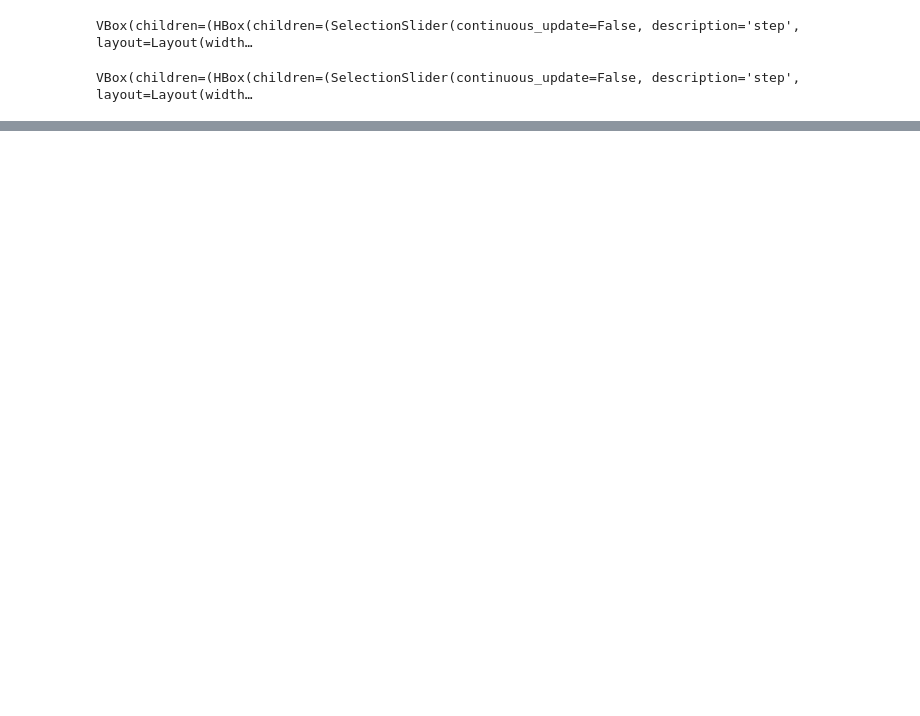
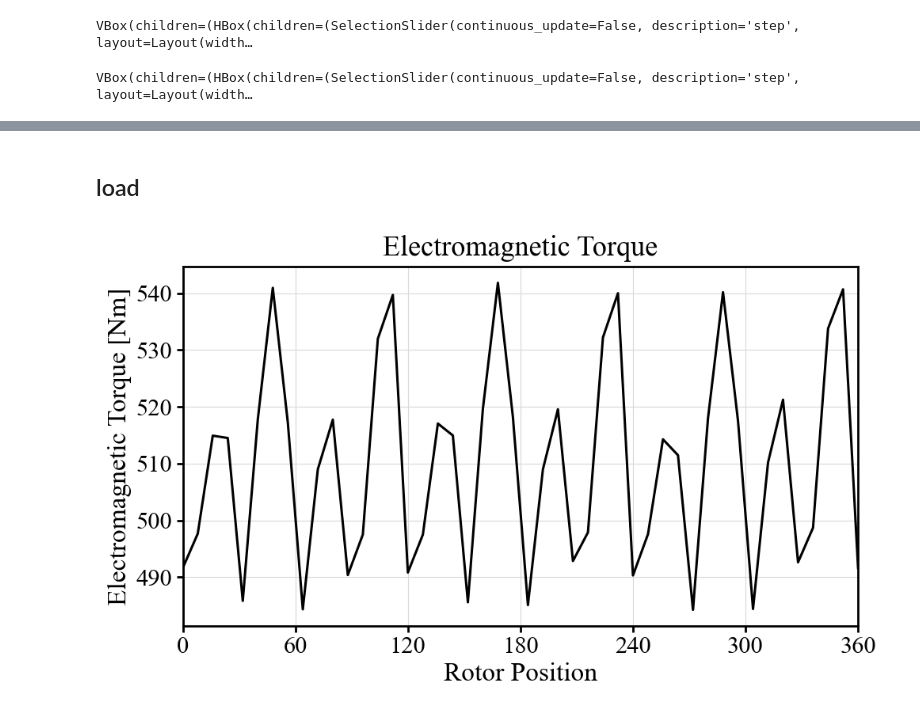
Before and after one commit to enjoyneer87/eMach, a Jupyter notebook: mlxperPJT/KETI/pyMCAD_Tuto.ipynb, the cells around one changed output, grey strips where cells are left out. Cells and saved outputs as stored; diff of their text form; code cells hidden in the pictures; blank space fills up the shorter version.

```diff
--- a/mlxperPJT/KETI/pyMCAD_Tuto.ipynb
+++ b/mlxperPJT/KETI/pyMCAD_Tuto.ipynb
@@ -115,0 +320,9 @@ ts.plot_mesh(step=ts.steps[0] if ts.steps else 0)
+# %% [markdown]
+## load
+# %%
+# TorqueVW waveform (functionized)
+from tools.motorCAD.pyMCAD.melec_req_check import plot_torque_vw_waveform
+
+fig, ax = plot_torque_vw_waveform(mc)
+# %% [output]
+[figure, added]
```
Also changed, not shown: parts of 24 cells of this notebook, 25 other files.
